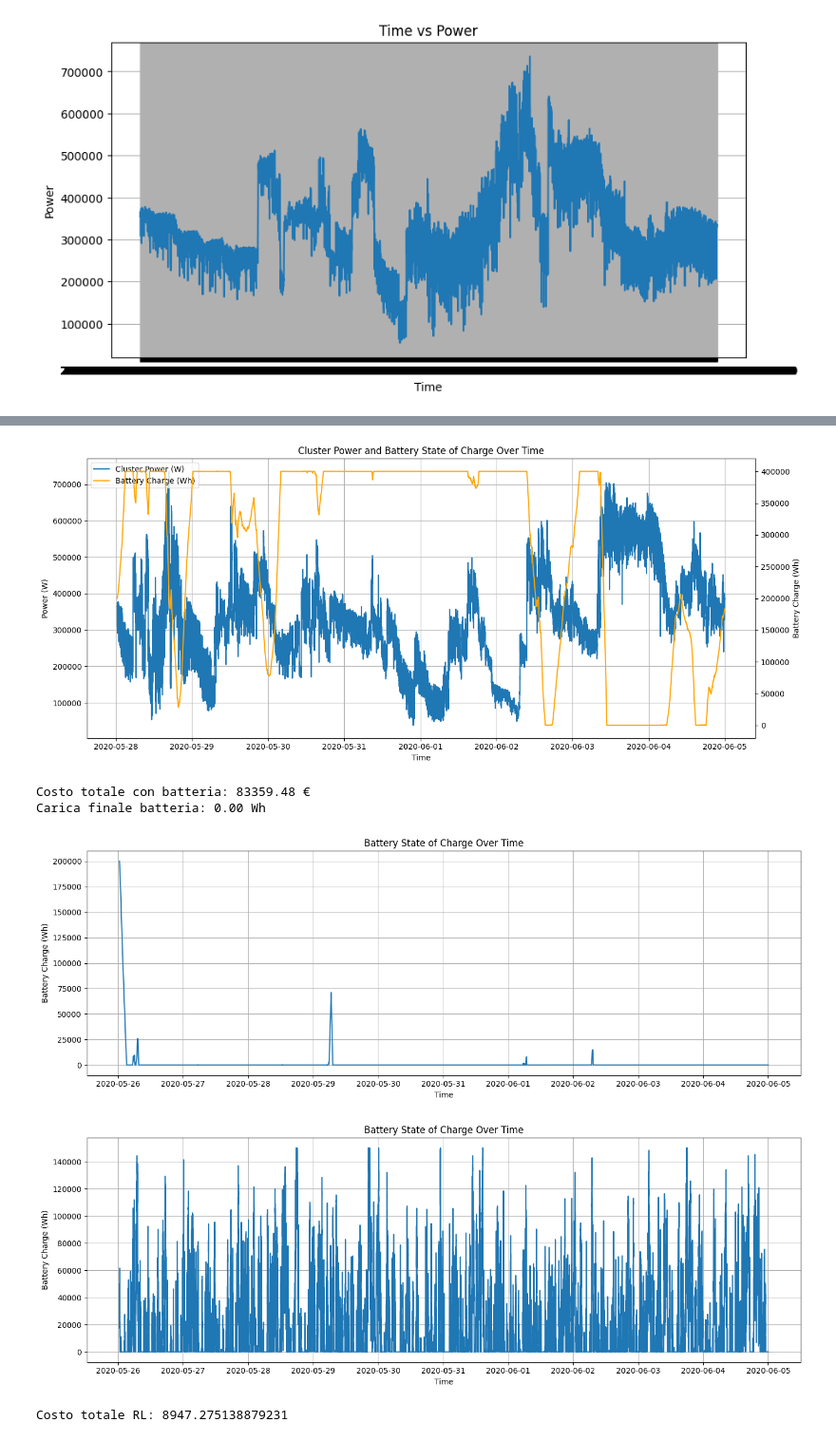
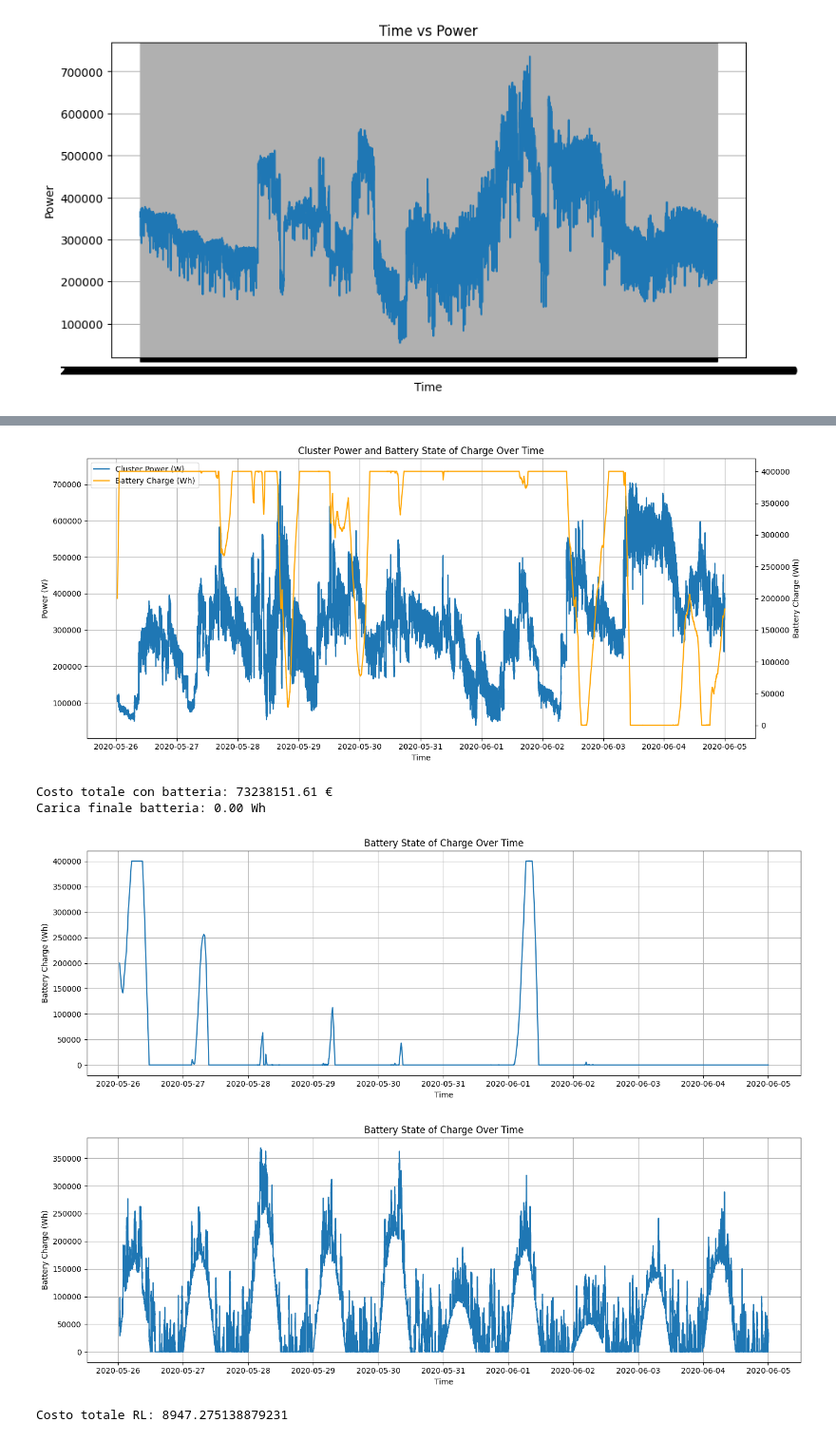
Before and after one commit to alessandroPetz/rl_hpc_power_aware, a Jupyter notebook: test_simulations.ipynb, the cells around one changed output, grey strips where cells are left out. Shown at 95% size. Cells and saved outputs as stored; diff of their text form; code cells hidden in the pictures.

```diff
--- a/test_simulations.ipynb
+++ b/test_simulations.ipynb
@@ -285,4 +285,8 @@ Costo totale: 1516405.96 €,
 # %%
+# In questa simulazione ho una batteria, che viene utilizzata quando si supera il threshold
+# e viene ricaricata quando si è sotto threshold.
+# non si considera la fascia oraria nella gestione della batteria, tariife come su
+
 import pandas as pd
 import numpy as np
 import matplotlib.pyplot as plt
@@ -316,7 +320,7 @@ total_cost = 0
 battery_history = []
 time_history = []
 
-df = pd.read_csv("cluster_power_only_nodes_10days.csv")[8641:]
+df = pd.read_csv("cluster_power_only_nodes_10days.csv")#[8641:]
 # df = pd.read_csv("cluster_power_only_nodes.csv")
 
 df["time"] = pd.to_datetime(df["time"], utc=True)
@@ -441,7 +445,7 @@ ax1.legend(lns1 + lns2, lbls1 + lbls2, loc="upper left")
 plt.tight_layout()
 plt.show()
 # %% [output]
-[figure, old version]
+[figure, new version]
 # %%
 # IN QUESTA SIMULAZIONE, LA BATTERIA DIVENTA UN ACCUMULATORE DI ENERGIA RINNOVABILE
 # AD OGNI STEP, SI CERCA DI COPRIRE LA RICHISTA DEL CLUSTER CON LE RINNOVABILI
@@ -486,7 +490,7 @@ battery_history = []
 time_history = []
 curtailment_history = []
 
-df = pd.read_csv("cluster_power_only_nodes_10days.csv")#[8641:]
+df = pd.read_csv("cluster_power_only_nodes_10days.csv") #[8641:]
 # df = pd.read_csv("cluster_power_only_nodes.csv")
 
 df["time"] = pd.to_datetime(df["time"], utc=True)
@@ -496,10 +500,12 @@ df["dt_hours"] = df["dt_hours"].fillna(0)
 
 df["price_base"] = df["time"].apply(dynamic_low_price)
 
-rm = RenewableModels(seed=123)   # seed diverso per training
+rm = RenewableModels(seed=42)   # seed diverso per training
 
 df["P_solar"] = rm.solar_cloudy2(df)
+#df["P_solar"] = rm.solar_simple(df)
 df["P_wind"] = rm.wind_stochastic(df)
+#df["P_wind"] = rm.wind_uniform(df)
 df["P_ren"]   = df["P_solar"] + df["P_wind"]
 
 # df["energy_Wh"] = df["power"] * df["dt_hours"]
@@ -538,7 +544,7 @@ for idx, row in df.iterrows():
         # storico
         battery_history.append(battery)
         time_history.append(t)
-        continue
+        continue   # va al ciclo dopo, perchè tutto coperto
 
     # 2) se qui, P_ren <= P_load -> ci sono rinnovabili ma non sufficienti
     # restante potenza da coprire (W)
@@ -572,37 +578,37 @@ for idx, row in df.iterrows():
 
     # storico
     battery_history.append(battery)
     time_history.append(t)
 
 
 # normalizzo
 total_cost = total_cost
 
 print(f"Costo totale con batteria: {total_cost:.2f} €")
 print(f"Carica finale batteria: {battery:.2f} Wh")
 
 plt.figure(figsize=(14, 5))
 plt.plot(time_history, battery_history)
 plt.xlabel("Time")
 plt.ylabel("Battery Charge (Wh)")
 plt.title("Battery State of Charge Over Time")
 plt.grid(True)
 plt.tight_layout()
 plt.show()
 
 plt.figure(figsize=(14, 5))
-plt.plot(time_history, df["P_solar"])
+plt.plot(time_history, df["P_ren"])
 plt.xlabel("Time")
 plt.ylabel("Battery Charge (Wh)")
 plt.title("Battery State of Charge Over Time")
 plt.grid(True)
 plt.tight_layout()
 plt.show()
 # %% [output]
-Costo totale con batteria: 83359.48 €
+Costo totale con batteria: 73238151.61 €
 Carica finale batteria: 0.00 Wh
-[figure, old version]
+[figure, new version]
-[figure, old version]
+[figure, new version]
 # %%
 # test saved model
 
```
Also changed, not shown: parts of 2 cells of this notebook, 1 other file.
